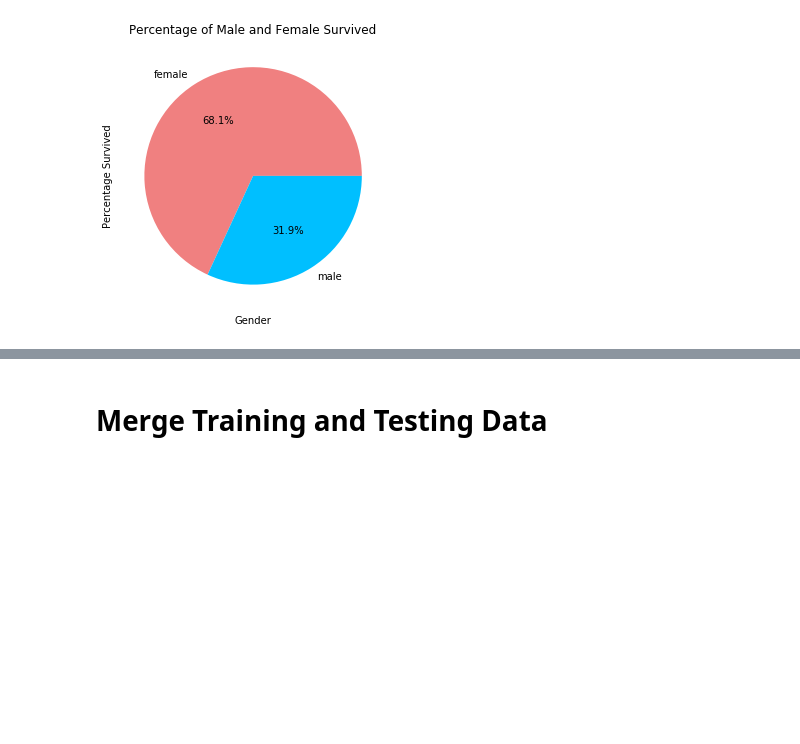
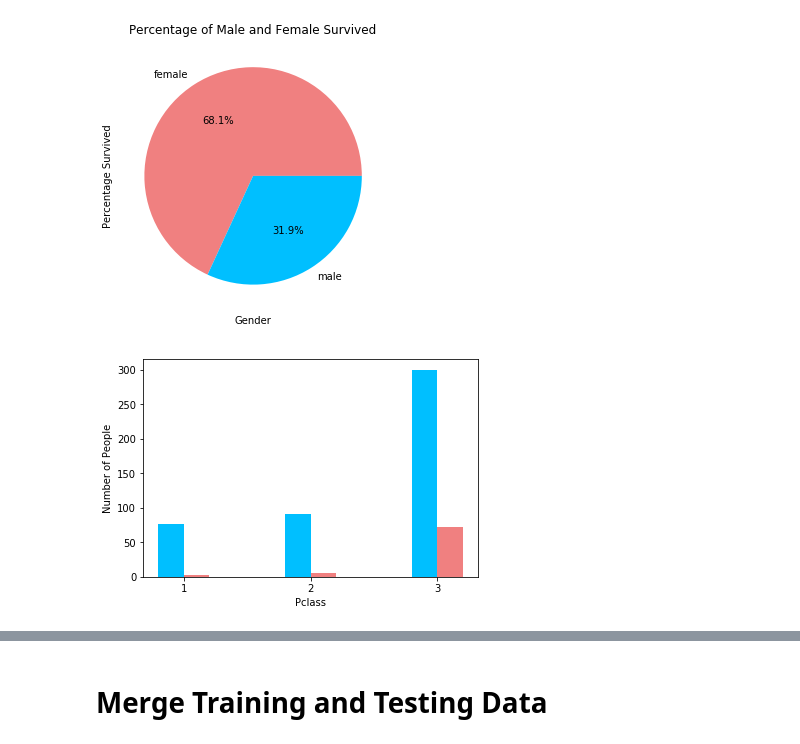
Before and after one commit to kuds/TitanicSurvivalPrediction, a Jupyter notebook: Data Visualization for Titanic Data.ipynb, the cells around one changed output, grey strips where cells are left out. Drawn from its saved outputs; the diff is of its cells as text; code cells hidden in the pictures; blank space fills up the shorter version.

```diff
--- a/Data Visualization for Titanic Data.ipynb
+++ b/Data Visualization for Titanic Data.ipynb
@@ -121,3 +165,23 @@ survivedPlot.set_ylabel("Percentage Survived")
 # %% [output]
 Text(0, 0.5, 'Percentage Survived')
 [figure]
+# %%
+width = 0.20# the width of the bars
+ind = numpy.arange(3)
+
+survivedDF = trainDF[trainDF["Survived"] == 0]
+survivedMaleDF = survivedDF[survivedDF["Sex"] == "male"]
+survivedFemaleDF = survivedDF[survivedDF["Sex"] == "female"]
+
+fig, ax = plt.subplots()
+malePclassDF = survivedMaleDF.groupby(["Pclass"])["Name"].count()
+femalePclassDF = survivedFemaleDF.groupby(["Pclass"])["Name"].count()
+ax.bar(ind - width/2, malePclassDF, width, color="Deepskyblue")
+ax.bar(ind + width/2, femalePclassDF, width, color="lightcoral")
+ax.set_xticks(ind)
+ax.set_xticklabels(('1', '2', "3"))
+ax.set_xlabel("Pclass")
+ax.set_ylabel("Number of People")
+plt.show()
+# %% [output]
+[figure, added]
```
Also changed, not shown: parts of 38 cells of this notebook.
